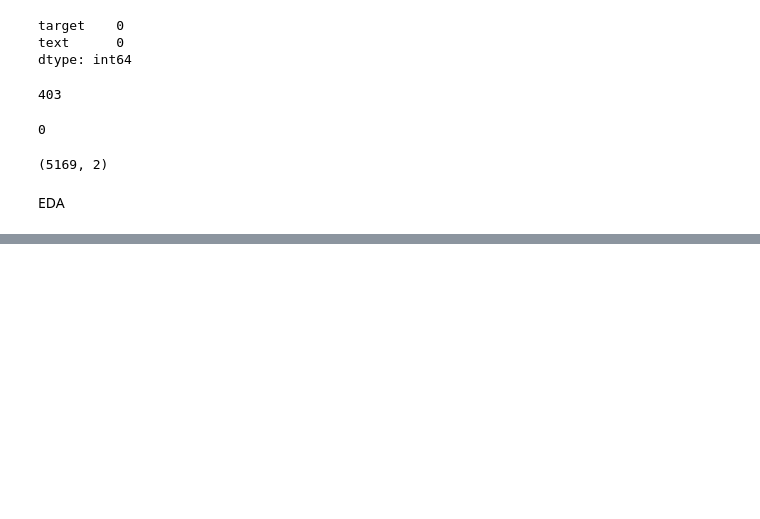
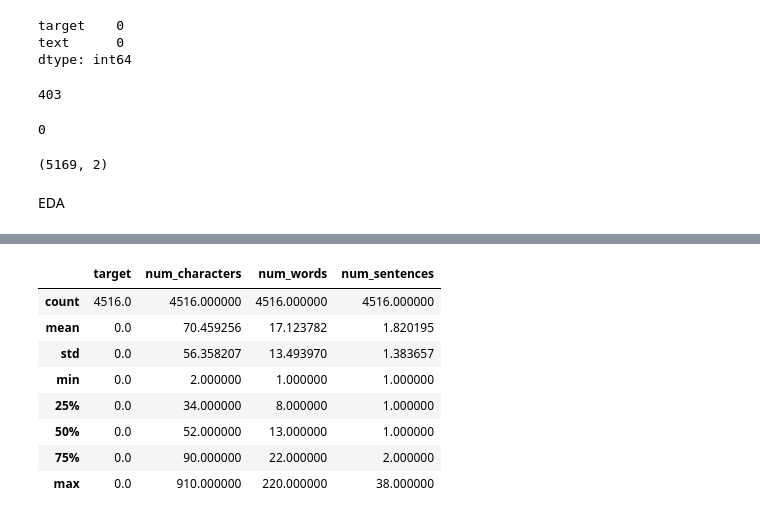
Before and after one commit to itzuditsharma/Sentiment-Analysis-Alexa, a Jupyter notebook: Email_Spam_Classification/process.ipynb, the cells around one changed output, grey strips where cells are left out. Saved outputs shown, nothing was run; the diff lists cells and outputs as text; code cells hidden in the pictures; blank space fills up the shorter version.

```diff
--- a/Email_Spam_Classification/process.ipynb
+++ b/Email_Spam_Classification/process.ipynb
@@ -110,0 +130,2 @@ EDA
+# %%
+df['num_characters'] = df['text'].apply(len)
@@ -110,0 +160,3 @@ EDA
+# %%
+x=nltk.word_tokenize(df.iloc[0]['text'])
+print(x)
@@ -110,0 +173,2 @@ EDA
+# %%
+df['num_words'] = df['text'].apply(lambda x : len(nltk.word_tokenize(x)))
@@ -110,0 +188,2 @@ EDA
+# %%
+df['num_sentences'] = df['text'].apply(lambda x : len(nltk.sent_tokenize(x)))
@@ -110,0 +215,13 @@ EDA
+# %%
+# Ham
+df[df['target'] == 0].describe()
+# %% [output]
+|  | target | num_characters | num_words | num_sentences |
+| count | 4516.0 | 4516.000000 | 4516.000000 | 4516.000000 |
+| mean | 0.0 | 70.459256 | 17.123782 | 1.820195 |
+| std | 0.0 | 56.358207 | 13.493970 | 1.383657 |
+| min | 0.0 | 2.000000 | 1.000000 | 1.000000 |
+| 25% | 0.0 | 34.000000 | 8.000000 | 1.000000 |
+| 50% | 0.0 | 52.000000 | 13.000000 | 1.000000 |
+| 75% | 0.0 | 90.000000 | 22.000000 | 2.000000 |
+| max | 0.0 | 910.000000 | 220.000000 | 38.000000 |
```
Also changed, not shown: parts of 17 cells of this notebook.
